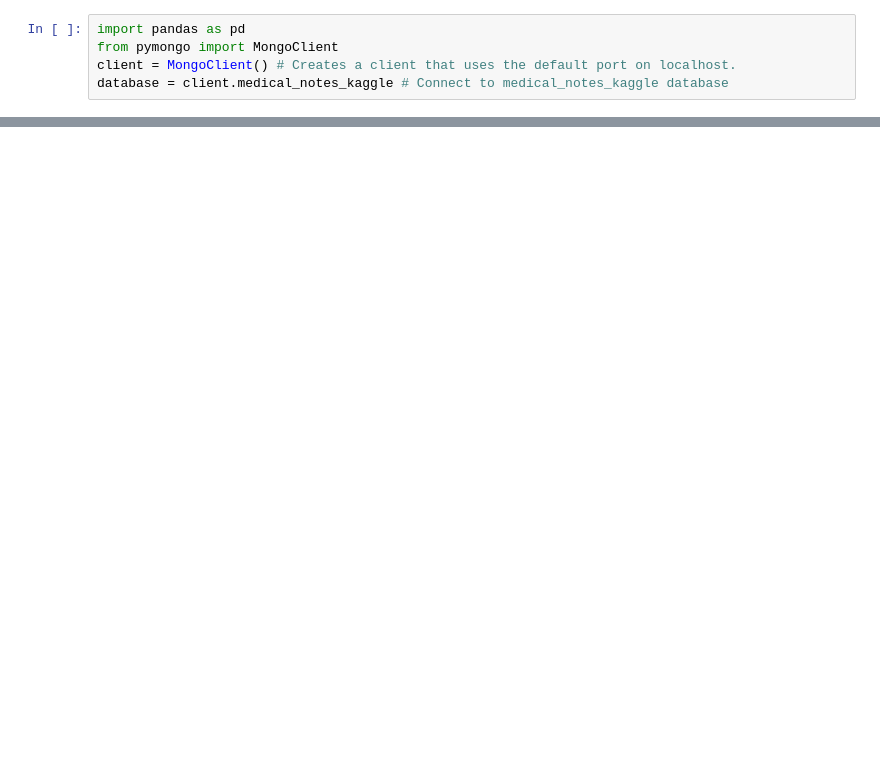
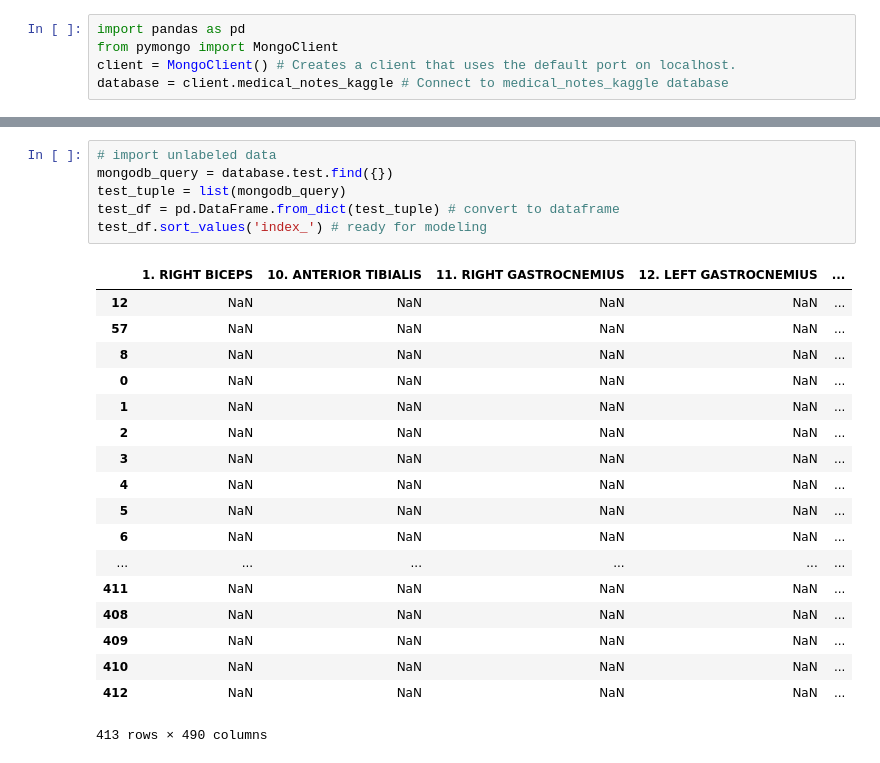
Before and after one commit to harrisonized/medical-notes-kaggle, a Jupyter notebook: eda.ipynb, the cells around one changed output, grey strips where cells are left out. Saved outputs shown, nothing was run; the diff lists cells and outputs as text; blank space fills up the shorter version.

```diff
--- a/eda.ipynb
+++ b/eda.ipynb
@@ -21,0 +31,25 @@ text_df.sort_values('index_').head() # ready for modeling
+# %%
+# import unlabeled data
+mongodb_query = database.test.find({})
+test_tuple = list(mongodb_query)
+test_df = pd.DataFrame.from_dict(test_tuple) # convert to dataframe
+test_df.sort_values('index_') # ready for modeling
+# %% [output]
+|  | 1. RIGHT BICEPS | 10. ANTERIOR TIBIALIS | 11. RIGHT GASTROCNEMIUS | 12. LEFT GASTROCNEMIUS | ... |
+| 12 | NaN | NaN | NaN | NaN | ... |
+| 57 | NaN | NaN | NaN | NaN | ... |
+| 8 | NaN | NaN | NaN | NaN | ... |
+| 0 | NaN | NaN | NaN | NaN | ... |
+| 1 | NaN | NaN | NaN | NaN | ... |
+| 2 | NaN | NaN | NaN | NaN | ... |
+| 3 | NaN | NaN | NaN | NaN | ... |
+| 4 | NaN | NaN | NaN | NaN | ... |
+| 5 | NaN | NaN | NaN | NaN | ... |
+| 6 | NaN | NaN | NaN | NaN | ... |
+| ... | ... | ... | ... | ... | ... |
+| 411 | NaN | NaN | NaN | NaN | ... |
+| 408 | NaN | NaN | NaN | NaN | ... |
+| 409 | NaN | NaN | NaN | NaN | ... |
+| 410 | NaN | NaN | NaN | NaN | ... |
+| 412 | NaN | NaN | NaN | NaN | ... |
+413 rows × 490 columns
```
Also changed, not shown: parts of 3 cells of this notebook, 1 other file.
